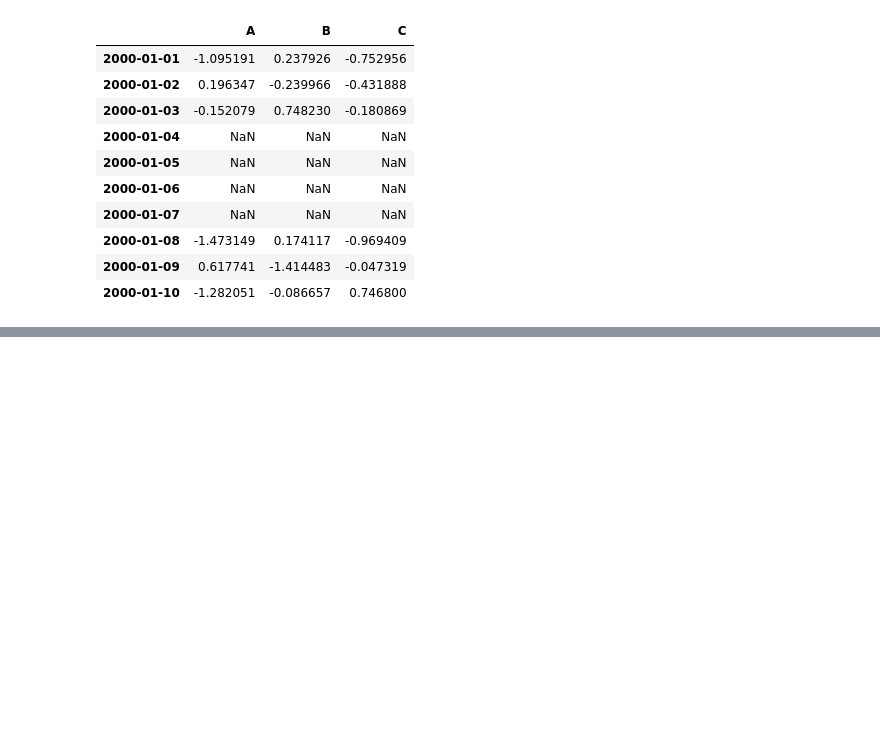
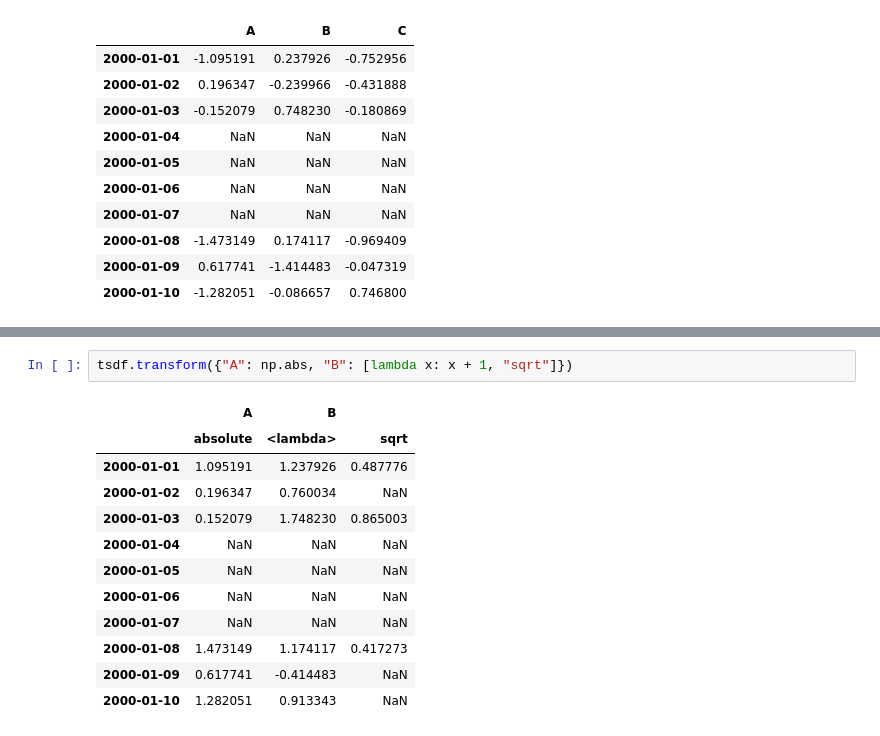
Before and after one commit to ilyak93/self-studying, a Jupyter notebook: DataEngineering/pandas/pandas_basic_functionality.ipynb, the cells around one changed output, grey strips where cells are left out. Drawn from its saved outputs; the diff is of its cells as text; blank space fills up the shorter version.

```diff
--- a/DataEngineering/pandas/pandas_basic_functionality.ipynb
+++ b/DataEngineering/pandas/pandas_basic_functionality.ipynb
@@ -1380,0 +1498,15 @@ tsdf
+# %%
+tsdf.transform({"A": np.abs, "B": [lambda x: x + 1, "sqrt"]})
+# %% [output]
+|  | A | B |  |
+|  | absolute | <lambda> | sqrt |
+| 2000-01-01 | 1.095191 | 1.237926 | 0.487776 |
+| 2000-01-02 | 0.196347 | 0.760034 | NaN |
+| 2000-01-03 | 0.152079 | 1.748230 | 0.865003 |
+| 2000-01-04 | NaN | NaN | NaN |
+| 2000-01-05 | NaN | NaN | NaN |
+| 2000-01-06 | NaN | NaN | NaN |
+| 2000-01-07 | NaN | NaN | NaN |
+| 2000-01-08 | 1.473149 | 1.174117 | 0.417273 |
+| 2000-01-09 | 0.617741 | -0.414483 | NaN |
+| 2000-01-10 | 1.282051 | 0.913343 | NaN |
```
Also changed, not shown: parts of 24 cells of this notebook.
